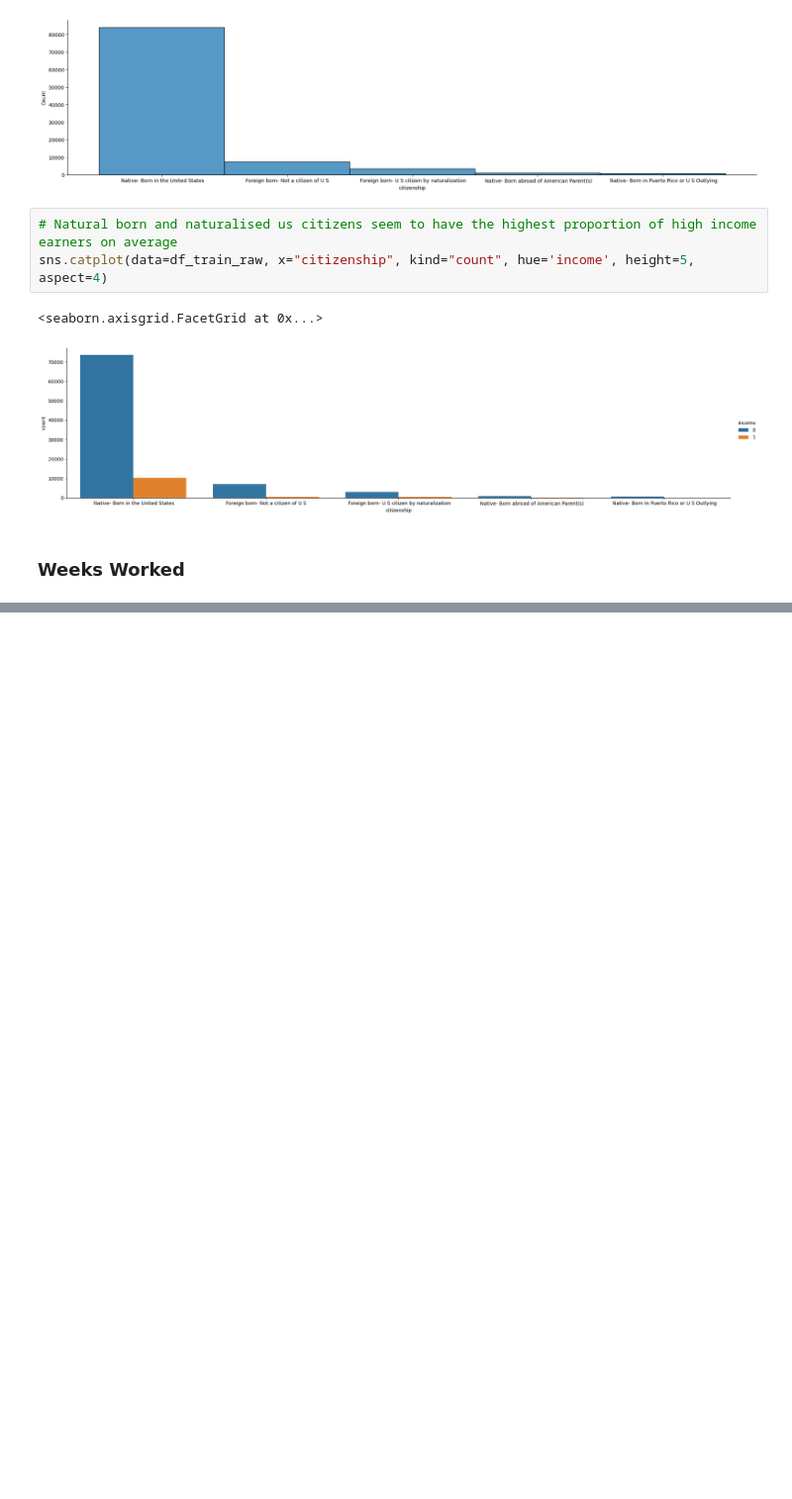
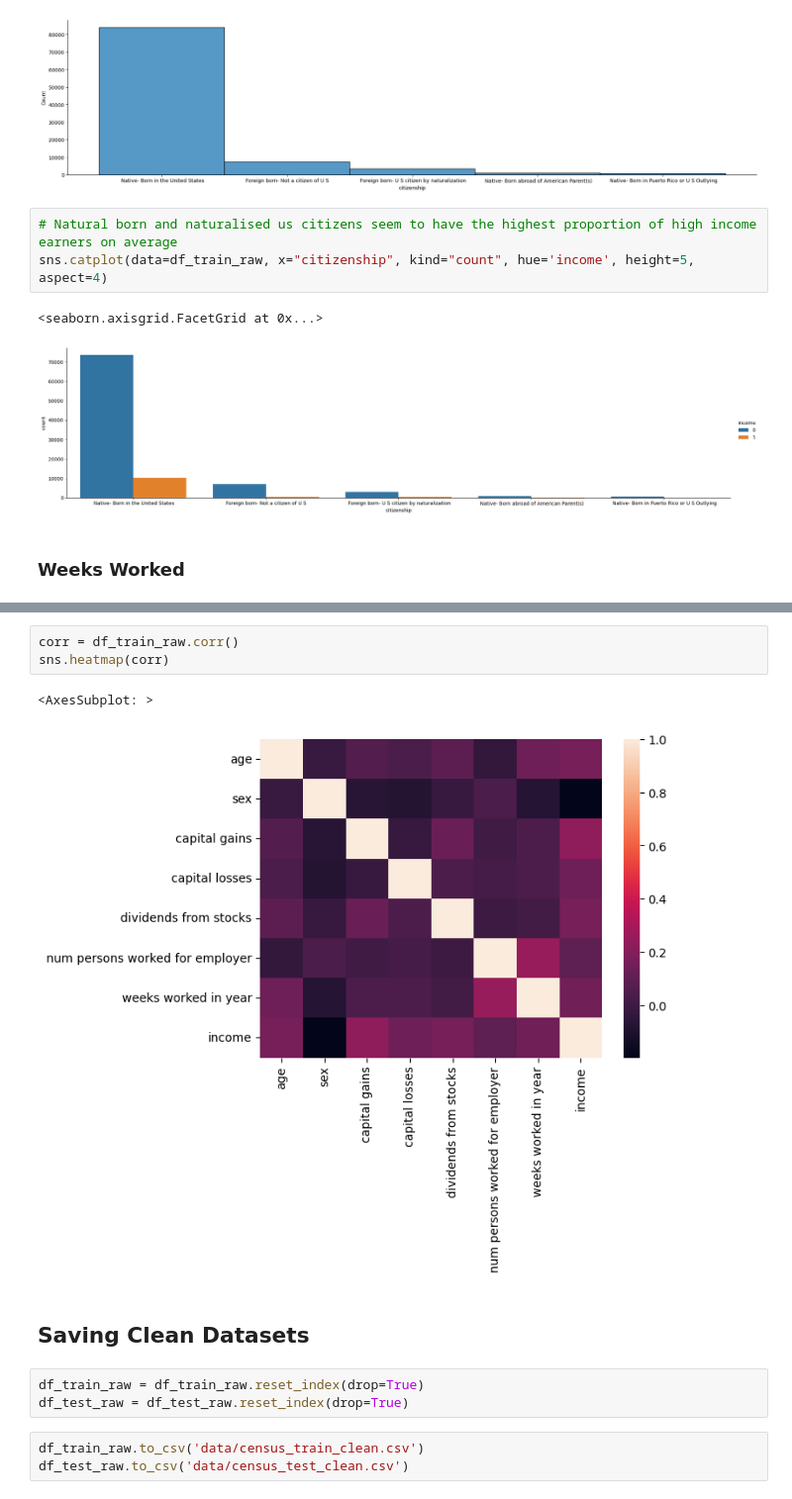
Before and after one commit to MarwanMousa/census_income_classification, a Jupyter notebook: Exploratory_Data_Analysis.ipynb, the cells around one changed output, grey strips where cells are left out. Shown at 99% size. Drawn from its saved outputs; the diff is of its cells as text; blank space fills up the shorter version.

Commit message:
save clean datasets for modelling

```diff
--- a/Exploratory_Data_Analysis.ipynb
+++ b/Exploratory_Data_Analysis.ipynb
@@ -395,0 +442,14 @@ df_train_raw.groupby('income').describe()['weeks worked in year']
+# %%
+corr = df_train_raw.corr()
+sns.heatmap(corr)
+# %% [output]
+<AxesSubplot: >
+[figure, added]
+# %% [markdown]
+## Saving Clean Datasets
+# %%
+df_train_raw = df_train_raw.reset_index(drop=True)
+df_test_raw = df_test_raw.reset_index(drop=True)
+# %%
+df_train_raw.to_csv('data/census_train_clean.csv')
+df_test_raw.to_csv('data/census_test_clean.csv')
```
Also changed, not shown: parts of 10 cells of this notebook.
